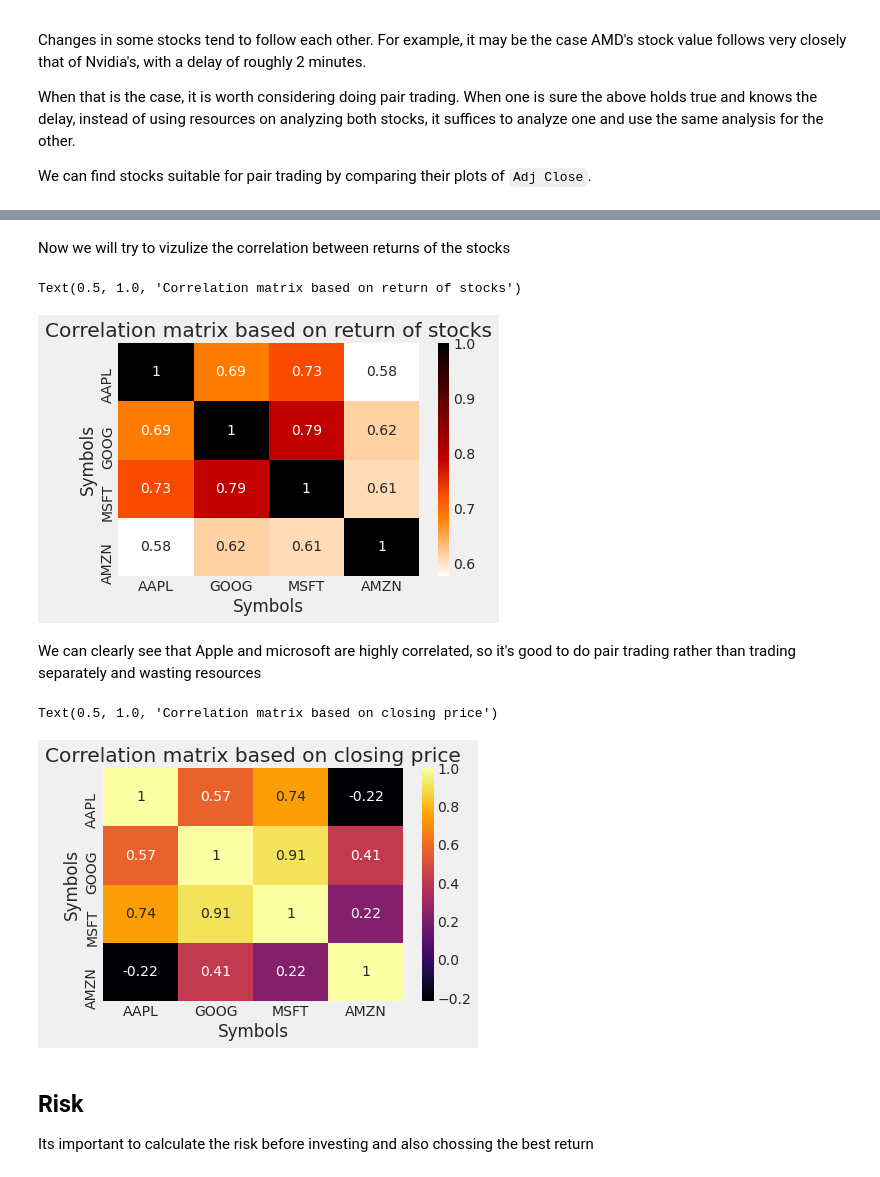
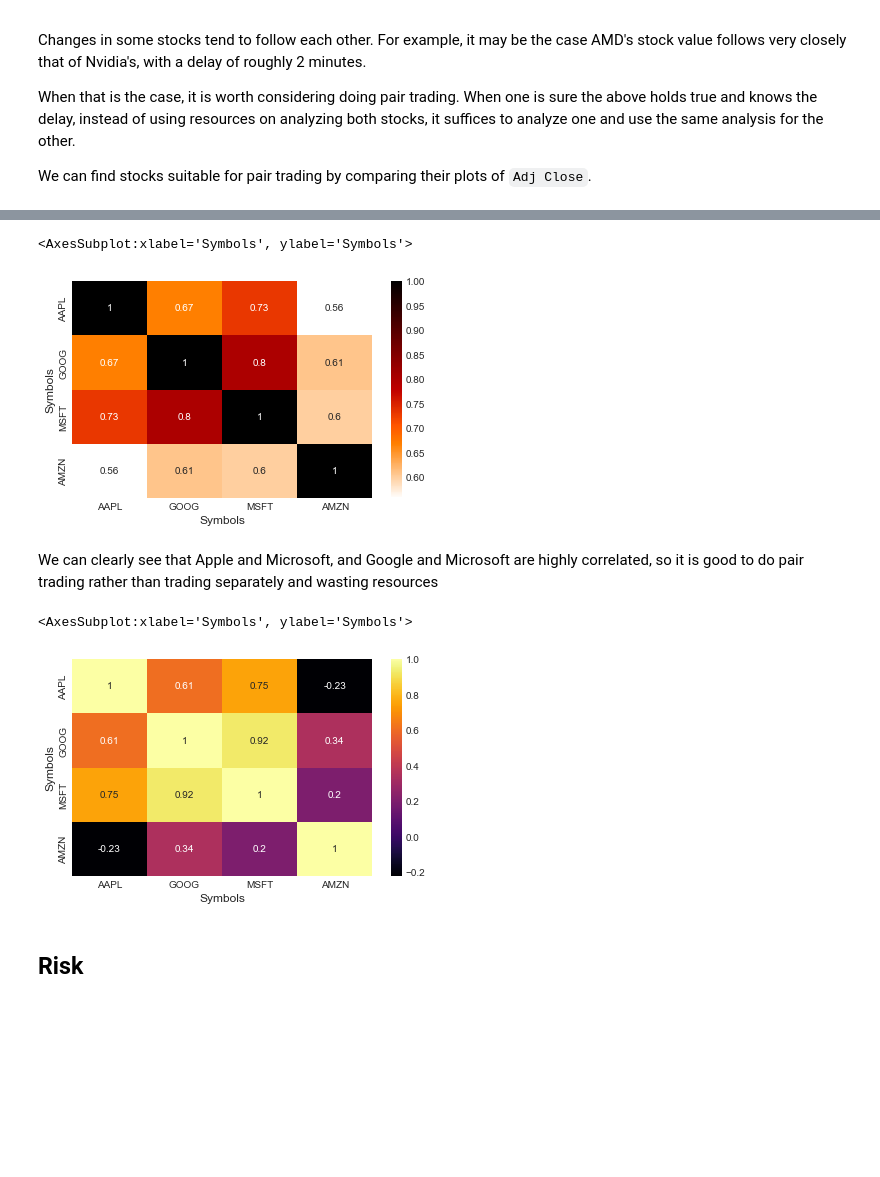
Before and after one commit to bujowskis/put-DV, a Jupyter notebook: ass-3/ass-3.ipynb, the cells around one changed output, grey strips where cells are left out. Saved outputs shown, nothing was run; the diff lists cells and outputs as text; code cells hidden in the pictures; blank space fills up the shorter version.

```diff
--- a/ass-3/ass-3.ipynb
+++ b/ass-3/ass-3.ipynb
@@ -72,9 +71,8 @@ The datasets we are using are imported from Yahoo reader. The 4 stocks will be
 # %%
 tech_list = ['AAPL', 'GOOG', 'MSFT', 'AMZN']
 
-
-end = '2022-04-30'
-start = '2021-04-30'
+end = datetime(2022, 4, 26, 23, 0)
+start = datetime(end.year - 1, end.month, end.day)
 
 for stock in tech_list:
     globals()[stock] = DataReader(stock, 'yahoo', start, end)
@@ -373,27 +356,17 @@ return_fig.map_diag(plt.hist, bins=30)
-# %% [markdown]
-Now we will try to vizulize the correlation between returns of the stocks
 # %%
-
 sns.heatmap(tech_rets.corr(), annot=True, cmap='gist_heat_r')
-plt.title('Correlation matrix based on return of stocks')
 # %% [output]
-Text(0.5, 1.0, 'Correlation matrix based on return of stocks')
+<AxesSubplot:xlabel='Symbols', ylabel='Symbols'>
-[figure, old version]
+[figure, new version]
 # %% [markdown]
-
-
-We can clearly see that Apple and microsoft are highly correlated, so it's good to do pair trading rather than trading separately and wasting resources
+We can clearly see that Apple and Microsoft, and Google and Microsoft are highly correlated, so it is good to do pair trading rather than trading separately and wasting resources
 # %%
-
 sns.heatmap(closing_df.corr(), annot=True, cmap='inferno')
-plt.title('Correlation matrix based on closing price')
 # %% [output]
-Text(0.5, 1.0, 'Correlation matrix based on closing price')
+<AxesSubplot:xlabel='Symbols', ylabel='Symbols'>
-[figure, old version]
+[figure, new version]
-# %% [markdown]
-## Risk
-
-Its important to calculate the risk before investing and also chossing the best return
+# %% [markdown]
+## Risk
 # %%
 rets = tech_rets.dropna()
 
```
Also changed, not shown: parts of 29 cells of this notebook, 1 other file.
